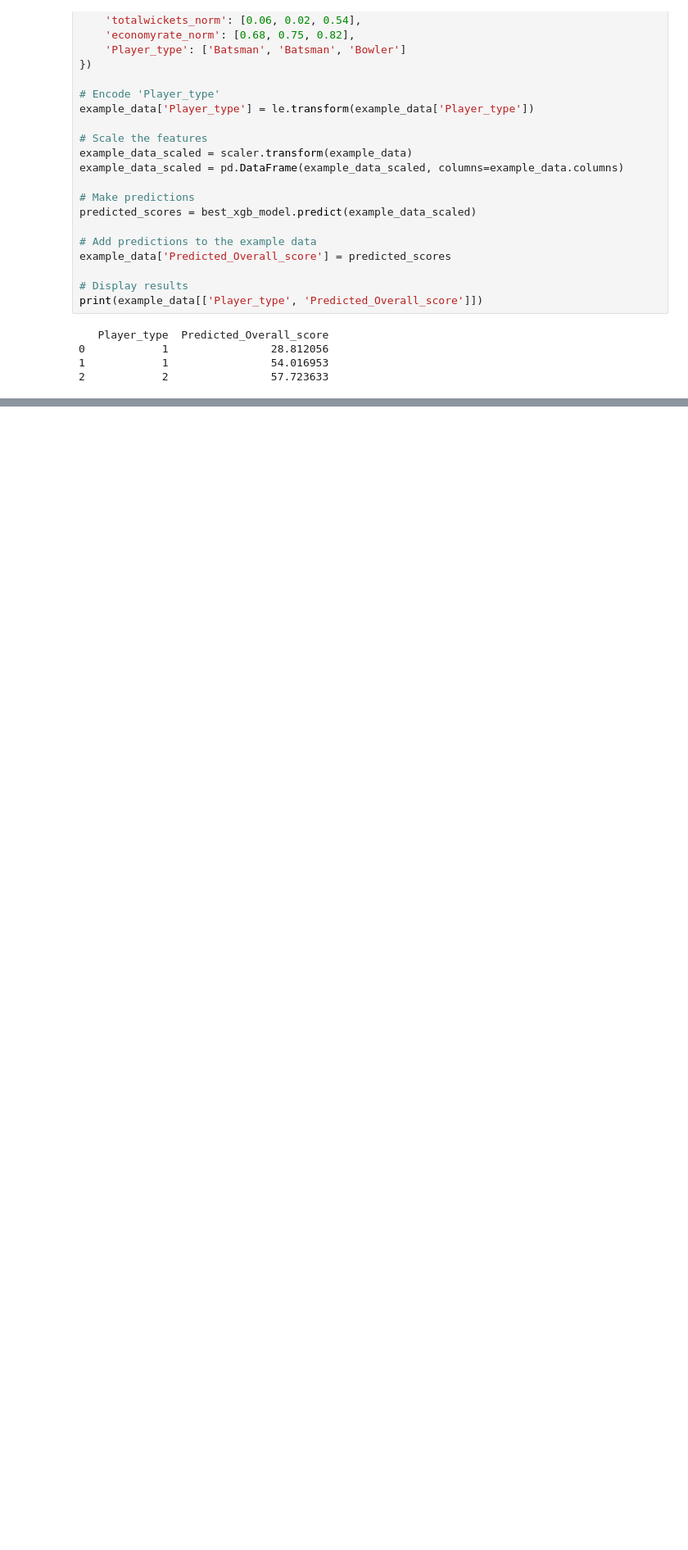
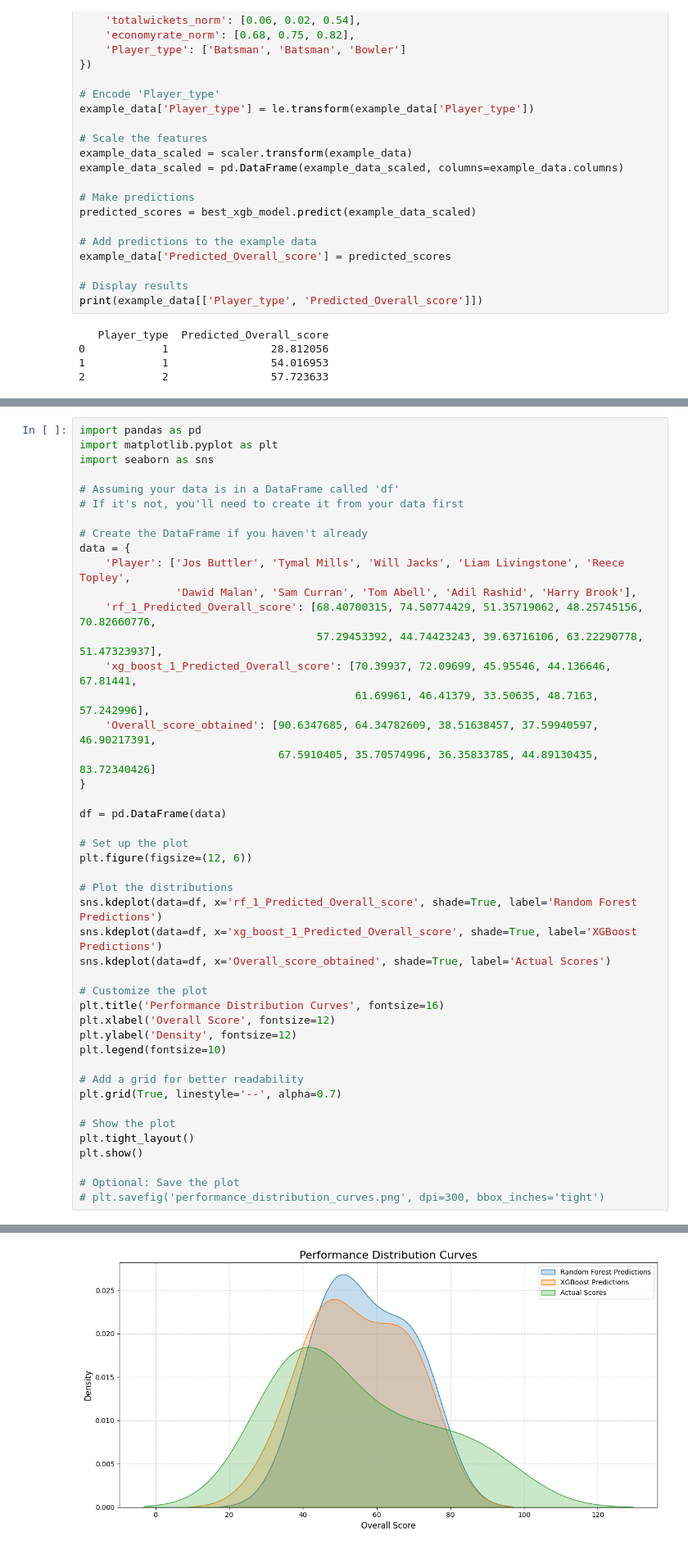
Before and after one commit to NIRANJANGOPALAN/IPL_player_analysis, a Jupyter notebook: Models/XGboostingmodel1.ipynb, the cells around one changed output, grey strips where cells are left out. Shown at 82% size. Saved outputs shown, nothing was run; the diff lists cells and outputs as text; blank space fills up the shorter version.

Commit message:
updated prediction models

```diff
--- a/Models/XGboostingmodel1.ipynb
+++ b/Models/XGboostingmodel1.ipynb
@@ -332,0 +457,46 @@ example_data.to_csv("xgboost_model_1_prediction.csv")
+# %%
+import pandas as pd
+import matplotlib.pyplot as plt
+import seaborn as sns
+
+# Assuming your data is in a DataFrame called 'df'
+# If it's not, you'll need to create it from your data first
+
+# Create the DataFrame if you haven't already
+data = {
+    'Player': ['Jos Buttler', 'Tymal Mills', 'Will Jacks', 'Liam Livingstone', 'Reece Topley',
+               'Dawid Malan', 'Sam Curran', 'Tom Abell', 'Adil Rashid', 'Harry Brook'],
+    'rf_1_Predicted_Overall_score': [68.40700315, 74.50774429, 51.35719062, 48.25745156, 70.82660776,
+                                     57.29453392, 44.74423243, 39.63716106, 63.22290778, 51.47323937],
+    'xg_boost_1_Predicted_Overall_score': [70.39937, 72.09699, 45.95546, 44.136646, 67.81441,
+                                           61.69961, 46.41379, 33.50635, 48.7163, 57.242996],
+    'Overall_score_obtained': [90.6347685, 64.34782609, 38.51638457, 37.59940597, 46.90217391,
+                               67.5910405, 35.70574996, 36.35833785, 44.89130435, 83.72340426]
+}
+
+df = pd.DataFrame(data)
+
+# Set up the plot
+plt.figure(figsize=(12, 6))
+
+# Plot the distributions
+sns.kdeplot(data=df, x='rf_1_Predicted_Overall_score', shade=True, label='Random Forest Predictions')
+sns.kdeplot(data=df, x='xg_boost_1_Predicted_Overall_score', shade=True, label='XGBoost Predictions')
+sns.kdeplot(data=df, x='Overall_score_obtained', shade=True, label='Actual Scores')
+
+# Customize the plot
+plt.title('Performance Distribution Curves', fontsize=16)
+plt.xlabel('Overall Score', fontsize=12)
+plt.ylabel('Density', fontsize=12)
+plt.legend(fontsize=10)
+
+# Add a grid for better readability
+plt.grid(True, linestyle='--', alpha=0.7)
+
+# Show the plot
+plt.tight_layout()
+plt.show()
+
+# Optional: Save the plot
+# plt.savefig('performance_distribution_curves.png', dpi=300, bbox_inches='tight')
+# %% [output]
@@ -332,0 +517 @@ example_data.to_csv("xgboost_model_1_prediction.csv")
+[figure, added]
```
Also changed, not shown: parts of 11 cells of this notebook, 13 other files.
